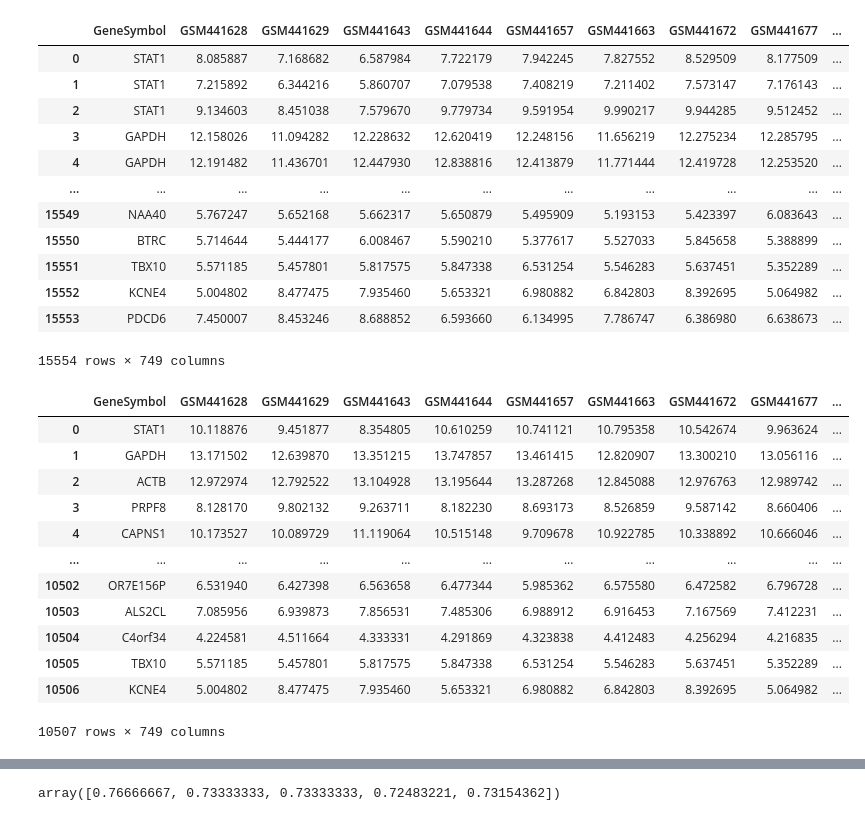
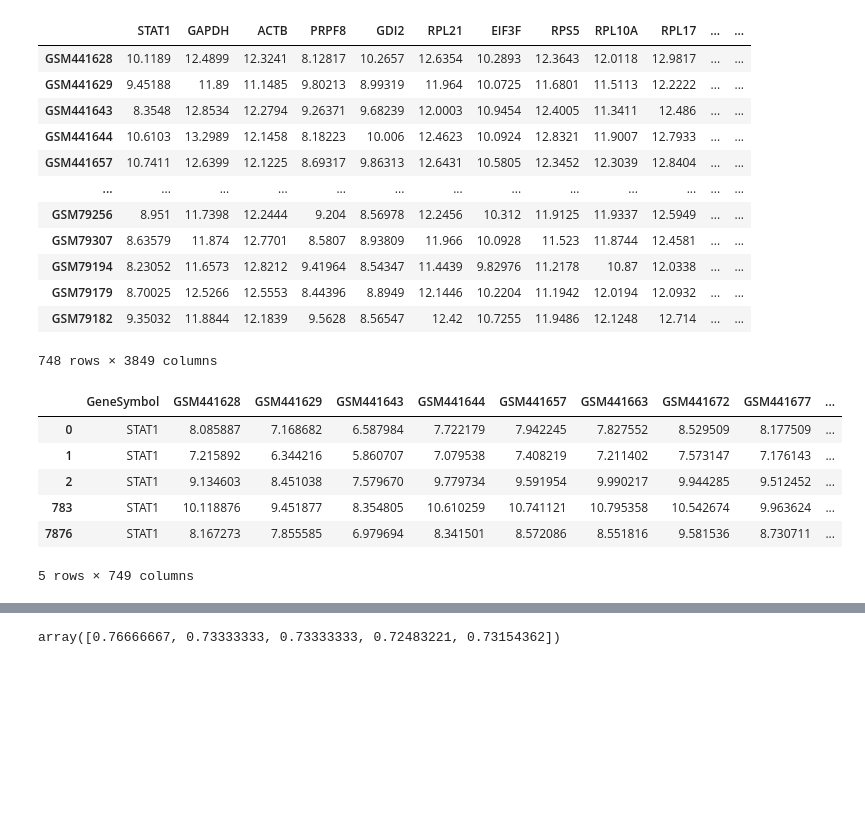
Before and after one commit to AlexFes/bc_classification, a Jupyter notebook: tool.ipynb, the cells around one changed output, grey strips where cells are left out. Cells and saved outputs as stored; diff of their text form; code cells hidden in the pictures; blank space fills up the shorter version.

```diff
--- a/tool.ipynb
+++ b/tool.ipynb
@@ -36,8 +36,9 @@ class BcData:
             .apply(lambda f: f.loc[f.median(axis=1).idxmax()])
 
     def _log_table(self):
+        index = self.data.iloc[:, 0]
         self.data = np.log2(self.data.iloc[:, 1:])
-        self.data.insert(0, "GeneSymbol", df.data.iloc[:, 0])
+        self.data.insert(0, "GeneSymbol", index)
 
     def _get_status(self):
         return self.total.status.map(status_map)
@@ -56,6 +57,6 @@ class BcData:
         index = max[max - min >= threshold].index.values
         self.data = self.data.loc[index, :]
 
-    # Get (X, y)
     def get_data(self):
-        return self._groupby_gene(), self._get_status()
+        grouped = self._groupby_gene().T
+        return grouped.rename(columns=grouped.iloc[0]).drop(grouped.index[0])
@@ -62,34 +82,26 @@ class BcData:
+# %%
+df.get_data()
+# %% [output]
+|  | STAT1 | GAPDH | ACTB | PRPF8 | GDI2 | RPL21 | EIF3F | RPS5 | RPL10A | RPL17 | ... | ... |
+| GSM441628 | 10.1189 | 12.4899 | 12.3241 | 8.12817 | 10.2657 | 12.6354 | 10.2893 | 12.3643 | 12.0118 | 12.9817 | ... | ... |
+| GSM441629 | 9.45188 | 11.89 | 11.1485 | 9.80213 | 8.99319 | 11.964 | 10.0725 | 11.6801 | 11.5113 | 12.2222 | ... | ... |
+| GSM441643 | 8.3548 | 12.8534 | 12.2794 | 9.26371 | 9.68239 | 12.0003 | 10.9454 | 12.4005 | 11.3411 | 12.486 | ... | ... |
+| GSM441644 | 10.6103 | 13.2989 | 12.1458 | 8.18223 | 10.006 | 12.4623 | 10.0924 | 12.8321 | 11.9007 | 12.7933 | ... | ... |
+| GSM441657 | 10.7411 | 12.6399 | 12.1225 | 8.69317 | 9.86313 | 12.6431 | 10.5805 | 12.3452 | 12.3039 | 12.8404 | ... | ... |
+| ... | ... | ... | ... | ... | ... | ... | ... | ... | ... | ... | ... | ... |
+| GSM79256 | 8.951 | 11.7398 | 12.2444 | 9.204 | 8.56978 | 12.2456 | 10.312 | 11.9125 | 11.9337 | 12.5949 | ... | ... |
+| GSM79307 | 8.63579 | 11.874 | 12.7701 | 8.5807 | 8.93809 | 11.966 | 10.0928 | 11.523 | 11.8744 | 12.4581 | ... | ... |
+| GSM79194 | 8.23052 | 11.6573 | 12.8212 | 9.41964 | 8.54347 | 11.4439 | 9.82976 | 11.2178 | 10.87 | 12.0338 | ... | ... |
+| GSM79179 | 8.70025 | 12.5266 | 12.5553 | 8.44396 | 8.8949 | 12.1446 | 10.2204 | 11.1942 | 12.0194 | 12.0932 | ... | ... |
+| GSM79182 | 9.35032 | 11.8844 | 12.1839 | 9.5628 | 8.56547 | 12.42 | 10.7255 | 11.9486 | 12.1248 | 12.714 | ... | ... |
+748 rows × 3849 columns
 # %%
-df = BcData()
-df.data
+df.data.loc[df.data["GeneSymbol"] == "STAT1"]
 # %% [output]
 |  | GeneSymbol | GSM441628 | GSM441629 | GSM441643 | GSM441644 | GSM441657 | GSM441663 | GSM441672 | GSM441677 | ... |
 | 0 | STAT1 | 8.085887 | 7.168682 | 6.587984 | 7.722179 | 7.942245 | 7.827552 | 8.529509 | 8.177509 | ... |
 | 1 | STAT1 | 7.215892 | 6.344216 | 5.860707 | 7.079538 | 7.408219 | 7.211402 | 7.573147 | 7.176143 | ... |
 | 2 | STAT1 | 9.134603 | 8.451038 | 7.579670 | 9.779734 | 9.591954 | 9.990217 | 9.944285 | 9.512452 | ... |
-| 3 | GAPDH | 12.158026 | 11.094282 | 12.228632 | 12.620419 | 12.248156 | 11.656219 | 12.275234 | 12.285795 | ... |
-| 4 | GAPDH | 12.191482 | 11.436701 | 12.447930 | 12.838816 | 12.413879 | 11.771444 | 12.419728 | 12.253520 | ... |
-| ... | ... | ... | ... | ... | ... | ... | ... | ... | ... | ... |
-| 15549 | NAA40 | 5.767247 | 5.652168 | 5.662317 | 5.650879 | 5.495909 | 5.193153 | 5.423397 | 6.083643 | ... |
-| 15550 | BTRC | 5.714644 | 5.444177 | 6.008467 | 5.590210 | 5.377617 | 5.527033 | 5.845658 | 5.388899 | ... |
-| 15551 | TBX10 | 5.571185 | 5.457801 | 5.817575 | 5.847338 | 6.531254 | 5.546283 | 5.637451 | 5.352289 | ... |
-| 15552 | KCNE4 | 5.004802 | 8.477475 | 7.935460 | 5.653321 | 6.980882 | 6.842803 | 8.392695 | 5.064982 | ... |
-| 15553 | PDCD6 | 7.450007 | 8.453246 | 8.688852 | 6.593660 | 6.134995 | 7.786747 | 6.386980 | 6.638673 | ... |
+| 783 | STAT1 | 10.118876 | 9.451877 | 8.354805 | 10.610259 | 10.741121 | 10.795358 | 10.542674 | 9.963624 | ... |
+| 7876 | STAT1 | 8.167273 | 7.855585 | 6.979694 | 8.341501 | 8.572086 | 8.551816 | 9.581536 | 8.730711 | ... |
-15554 rows × 749 columns
+5 rows × 749 columns
-# %%
-X, y = df.get_data()
-X
-# %% [output]
-|  | GeneSymbol | GSM441628 | GSM441629 | GSM441643 | GSM441644 | GSM441657 | GSM441663 | GSM441672 | GSM441677 | ... |
-| 0 | STAT1 | 10.118876 | 9.451877 | 8.354805 | 10.610259 | 10.741121 | 10.795358 | 10.542674 | 9.963624 | ... |
-| 1 | GAPDH | 13.171502 | 12.639870 | 13.351215 | 13.747857 | 13.461415 | 12.820907 | 13.300210 | 13.056116 | ... |
-| 2 | ACTB | 12.972974 | 12.792522 | 13.104928 | 13.195644 | 13.287268 | 12.845088 | 12.976763 | 12.989742 | ... |
-| 3 | PRPF8 | 8.128170 | 9.802132 | 9.263711 | 8.182230 | 8.693173 | 8.526859 | 9.587142 | 8.660406 | ... |
-| 4 | CAPNS1 | 10.173527 | 10.089729 | 11.119064 | 10.515148 | 9.709678 | 10.922785 | 10.338892 | 10.666046 | ... |
-| ... | ... | ... | ... | ... | ... | ... | ... | ... | ... | ... |
-| 10502 | OR7E156P | 6.531940 | 6.427398 | 6.563658 | 6.477344 | 5.985362 | 6.575580 | 6.472582 | 6.796728 | ... |
-| 10503 | ALS2CL | 7.085956 | 6.939873 | 7.856531 | 7.485306 | 6.988912 | 6.916453 | 7.167569 | 7.412231 | ... |
-| 10504 | C4orf34 | 4.224581 | 4.511664 | 4.333331 | 4.291869 | 4.323838 | 4.412483 | 4.256294 | 4.216835 | ... |
-| 10505 | TBX10 | 5.571185 | 5.457801 | 5.817575 | 5.847338 | 6.531254 | 5.546283 | 5.637451 | 5.352289 | ... |
-| 10506 | KCNE4 | 5.004802 | 8.477475 | 7.935460 | 5.653321 | 6.980882 | 6.842803 | 8.392695 | 5.064982 | ... |
-10507 rows × 749 columns
```
Also changed, not shown: parts of 4 cells of this notebook.
